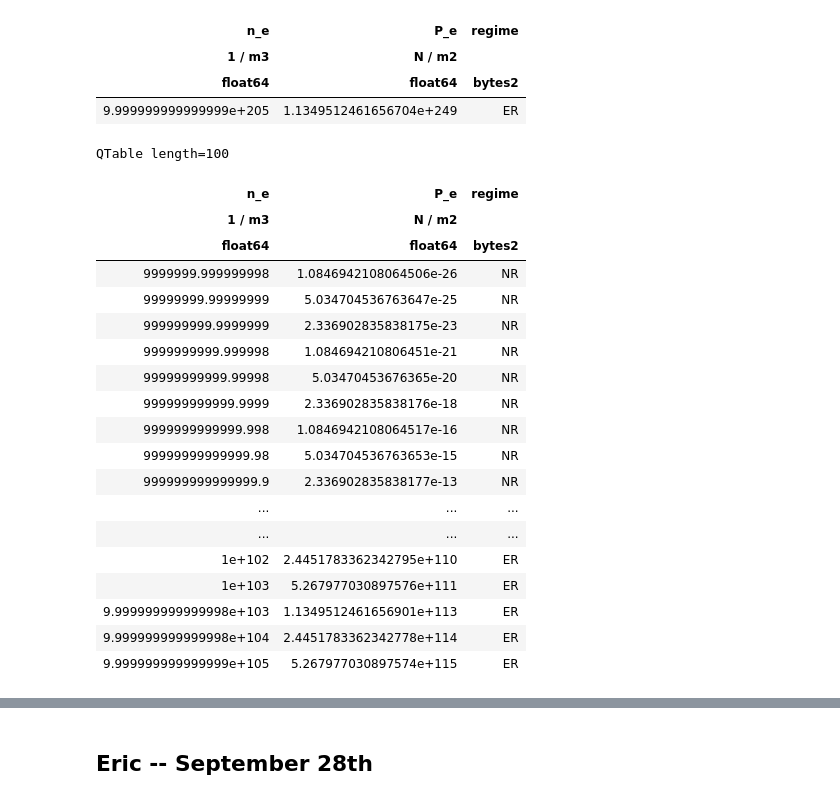
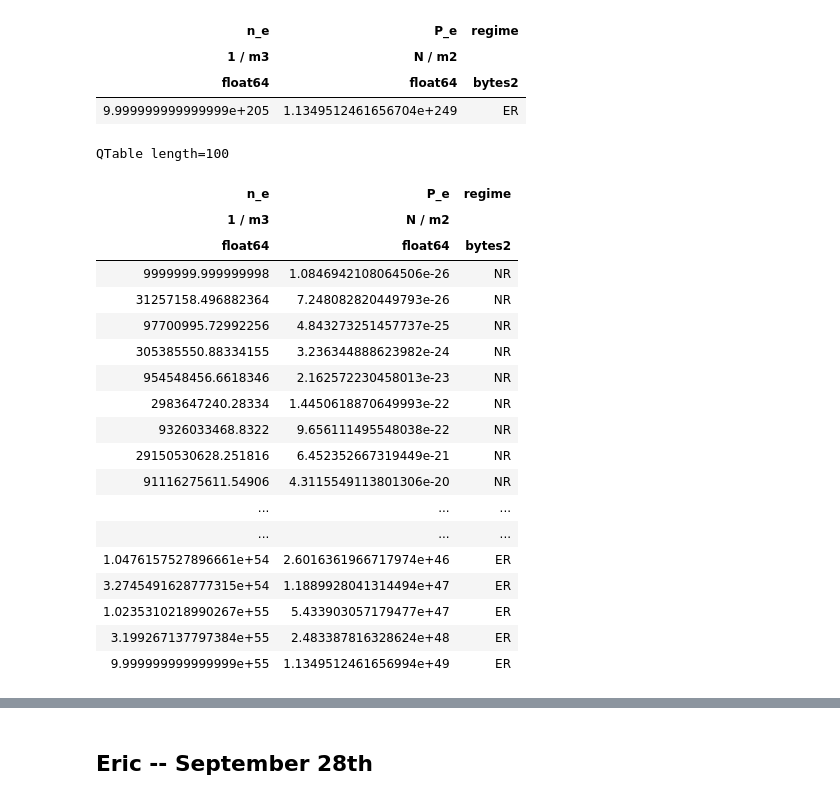
Before and after one commit to EricMullerAU/Stars-Project, a Jupyter notebook: Jason_crap/rel_start.ipynb, the cells around one changed output, grey strips where cells are left out. Saved outputs shown, nothing was run; the diff lists cells and outputs as text; code cells hidden in the pictures.

```diff
--- a/Jason_crap/rel_start.ipynb
+++ b/Jason_crap/rel_start.ipynb
@@ -203,30 +259,30 @@ QTable length=1
 | float64 | float64 | bytes2 |
 | 9.999999999999999e+205 | 1.1349512461656704e+249 | ER |
 # %%
-number_density_range = np.logspace(1, 100, 100) / u.cm ** 3
+number_density_range = np.logspace(1, 50, 100) / u.cm ** 3
 
 fullyDegenElectronPressure(number_density_range)
 # %% [output]
 QTable length=100
 | n_e | P_e | regime |
 | 1 / m3 | N / m2 |  |
 | float64 | float64 | bytes2 |
 | 9999999.999999998 | 1.0846942108064506e-26 | NR |
-| 99999999.99999999 | 5.034704536763647e-25 | NR |
-| 999999999.9999999 | 2.336902835838175e-23 | NR |
-| 9999999999.999998 | 1.084694210806451e-21 | NR |
-| 99999999999.99998 | 5.03470453676365e-20 | NR |
-| 999999999999.9999 | 2.336902835838176e-18 | NR |
-| 9999999999999.998 | 1.0846942108064517e-16 | NR |
-| 99999999999999.98 | 5.034704536763653e-15 | NR |
-| 999999999999999.9 | 2.336902835838177e-13 | NR |
+| 31257158.496882364 | 7.248082820449793e-26 | NR |
+| 97700995.72992256 | 4.843273251457737e-25 | NR |
+| 305385550.88334155 | 3.236344888623982e-24 | NR |
+| 954548456.6618346 | 2.162572230458013e-23 | NR |
+| 2983647240.28334 | 1.4450618870649993e-22 | NR |
+| 9326033468.8322 | 9.656111495548038e-22 | NR |
+| 29150530628.251816 | 6.452352667319449e-21 | NR |
+| 91116275611.54906 | 4.3115549113801306e-20 | NR |
 | ... | ... | ... |
 | ... | ... | ... |
-| 1e+102 | 2.4451783362342795e+110 | ER |
-| 1e+103 | 5.267977030897576e+111 | ER |
-| 9.999999999999998e+103 | 1.1349512461656901e+113 | ER |
-| 9.999999999999998e+104 | 2.4451783362342778e+114 | ER |
-| 9.999999999999999e+105 | 5.267977030897574e+115 | ER |
+| 1.0476157527896661e+54 | 2.6016361966717974e+46 | ER |
+| 3.2745491628777315e+54 | 1.1889928041314494e+47 | ER |
+| 1.0235310218990267e+55 | 5.433903057179477e+47 | ER |
+| 3.199267137797384e+55 | 2.483387816328624e+48 | ER |
+| 9.999999999999999e+55 | 1.1349512461656994e+49 | ER |
 # %%
 # Define our three regimes
 # TODO figure our what the threshold should be to demarcate the three regimes
```
Also changed, not shown: parts of 7 cells of this notebook, 1 other file.
